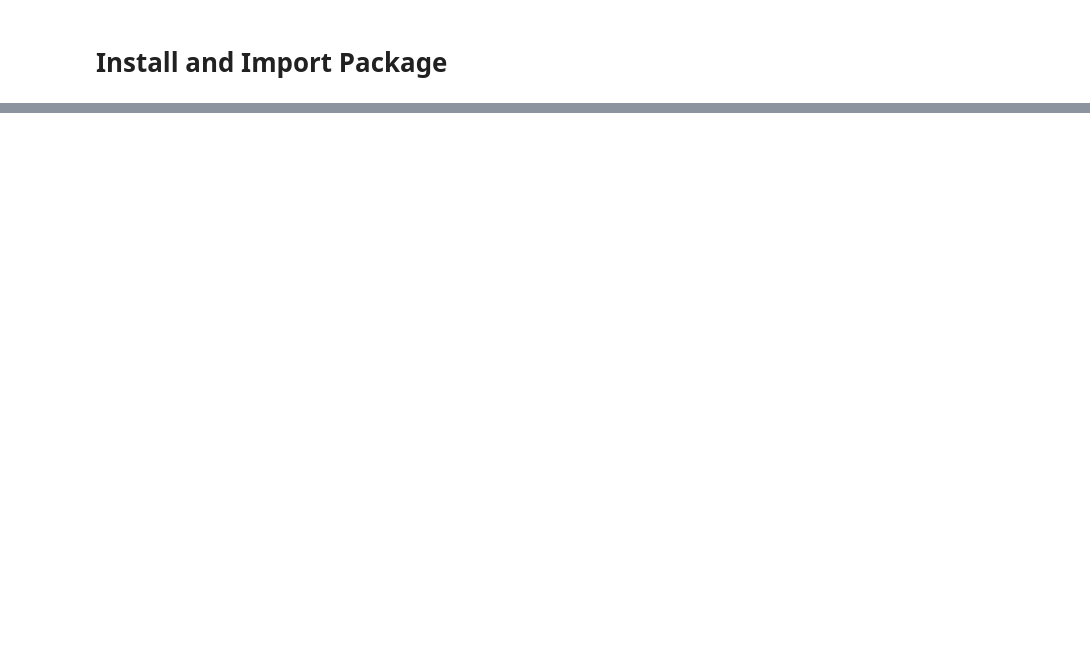
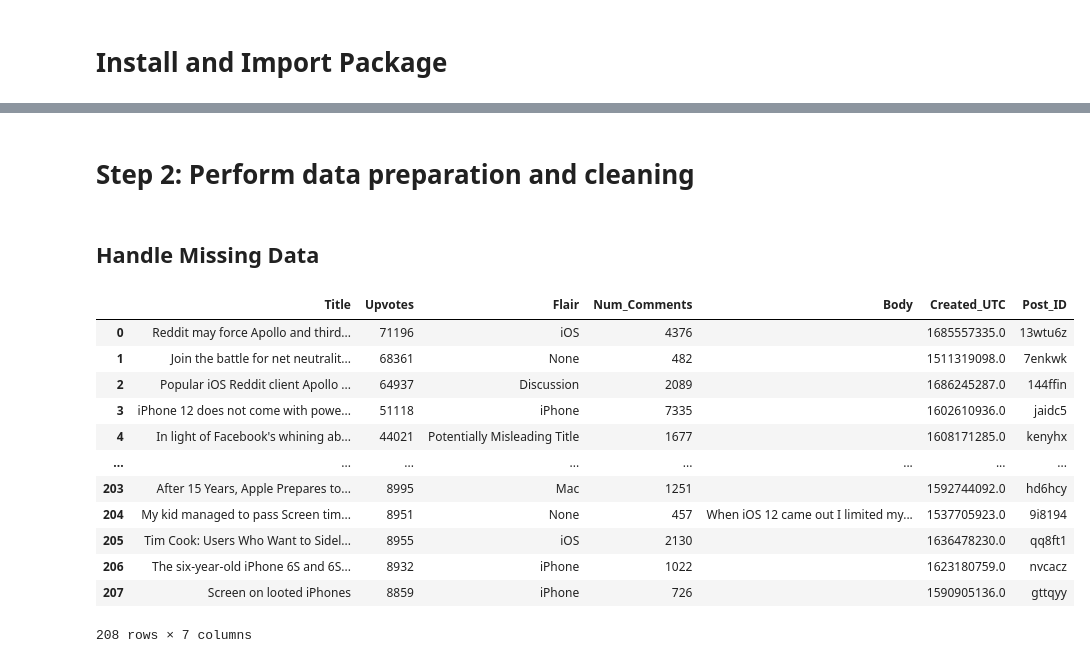
Before and after one commit to Ayumii-ww/fq25819_SEMTM0040, a Jupyter notebook: fq25819Part2.ipynb, the cells around one changed output, grey strips where cells are left out. Saved outputs shown, nothing was run; the diff lists cells and outputs as text; code cells hidden in the pictures; blank space fills up the shorter version.

```diff
--- a/fq25819Part2.ipynb
+++ b/fq25819Part2.ipynb
@@ -75,9 +41,0 @@ data
-# %%
-temp = []
-for i in range(100):
-    post = data['data']['children'][i]['data']
-    temp.append([post['title'], post['ups'], post['link_flair_text'], post['num_comments'], post['top_awarded_type'], post['selftext'], post['created_utc'], post['id']])
-
-title = np.array(temp)
-first_hundred = pd.DataFrame(title, columns=['Title', 'Upvotes', 'Flair', 'Num_Comments', 'Awards','Body', 'Created_UTC', 'Post_ID'])
-print(first_hundred)
@@ -180,0 +47,5 @@ False
+# %%
+subreddit = 'apple'
+timeframe = 'all'   # hour, day, week, month, year, all
+listing = 'top' # controversial, best, hot, new, random, rising, top
+limit = 250
@@ -180,0 +184,22 @@ False
+# %% [markdown]
+# Step 2: Perform data preparation and cleaning
+# %% [markdown]
+## Handle Missing Data
+# %%
+top_reddit_posts['Flair'] = top_reddit_posts['Flair'].fillna("None")
+top_reddit_posts['Body'] = top_reddit_posts['Body'].fillna("")
+top_reddit_posts
+# %% [output]
+|  | Title | Upvotes | Flair | Num_Comments | Body | Created_UTC | Post_ID |
+| 0 | Reddit may force Apollo and third... | 71196 | iOS | 4376 |  | 1685557335.0 | 13wtu6z |
+| 1 | Join the battle for net neutralit... | 68361 | None | 482 |  | 1511319098.0 | 7enkwk |
+| 2 | Popular iOS Reddit client Apollo ... | 64937 | Discussion | 2089 |  | 1686245287.0 | 144ffin |
+| 3 | iPhone 12 does not come with powe... | 51118 | iPhone | 7335 |  | 1602610936.0 | jaidc5 |
+| 4 | In light of Facebook's whining ab... | 44021 | Potentially Misleading Title | 1677 |  | 1608171285.0 | kenyhx |
+| ... | ... | ... | ... | ... | ... | ... | ... |
+| 203 | After 15 Years, Apple Prepares to... | 8995 | Mac | 1251 |  | 1592744092.0 | hd6hcy |
+| 204 | My kid managed to pass Screen tim... | 8951 | None | 457 | When iOS 12 came out I limited my... | 1537705923.0 | 9i8194 |
+| 205 | Tim Cook: Users Who Want to Sidel... | 8955 | iOS | 2130 |  | 1636478230.0 | qq8ft1 |
+| 206 | The six-year-old iPhone 6S and 6S... | 8932 | iPhone | 1022 |  | 1623180759.0 | nvcacz |
+| 207 | Screen on looted iPhones | 8859 | iPhone | 726 |  | 1590905136.0 | gttqyy |
+208 rows × 7 columns
```
Also changed, not shown: parts of 26 cells of this notebook, 9 other files.
